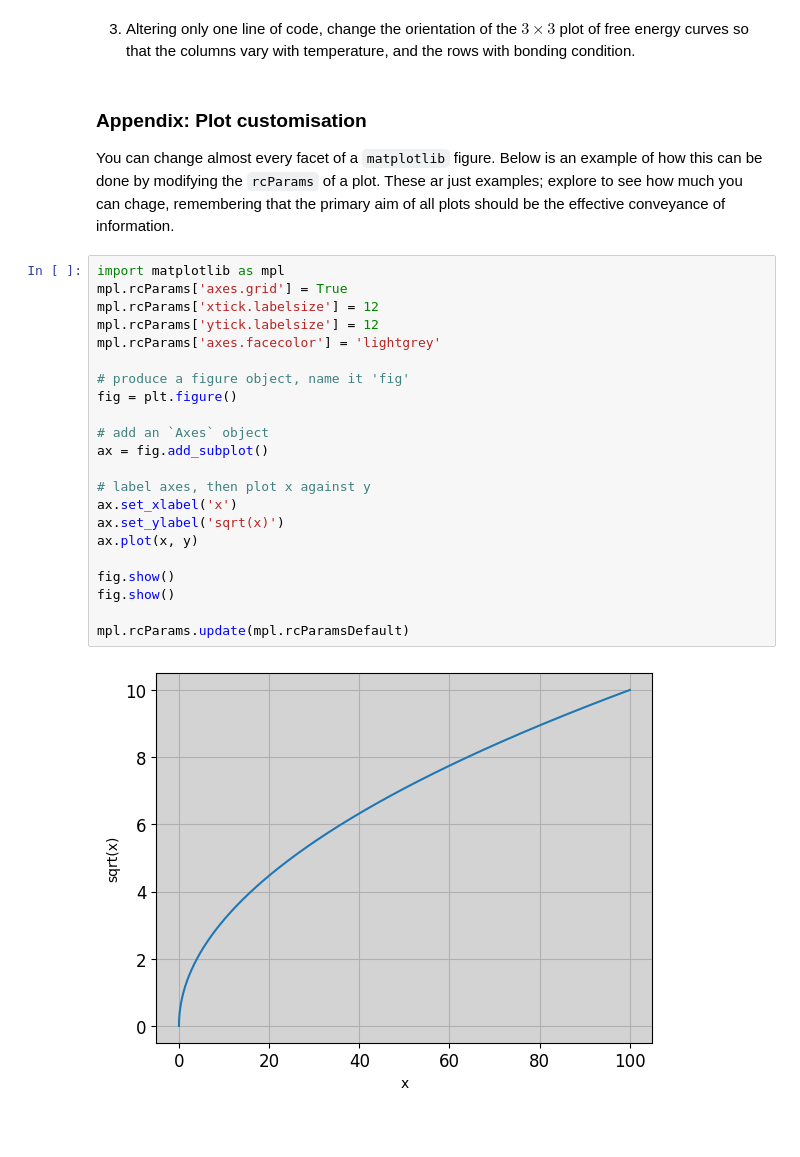
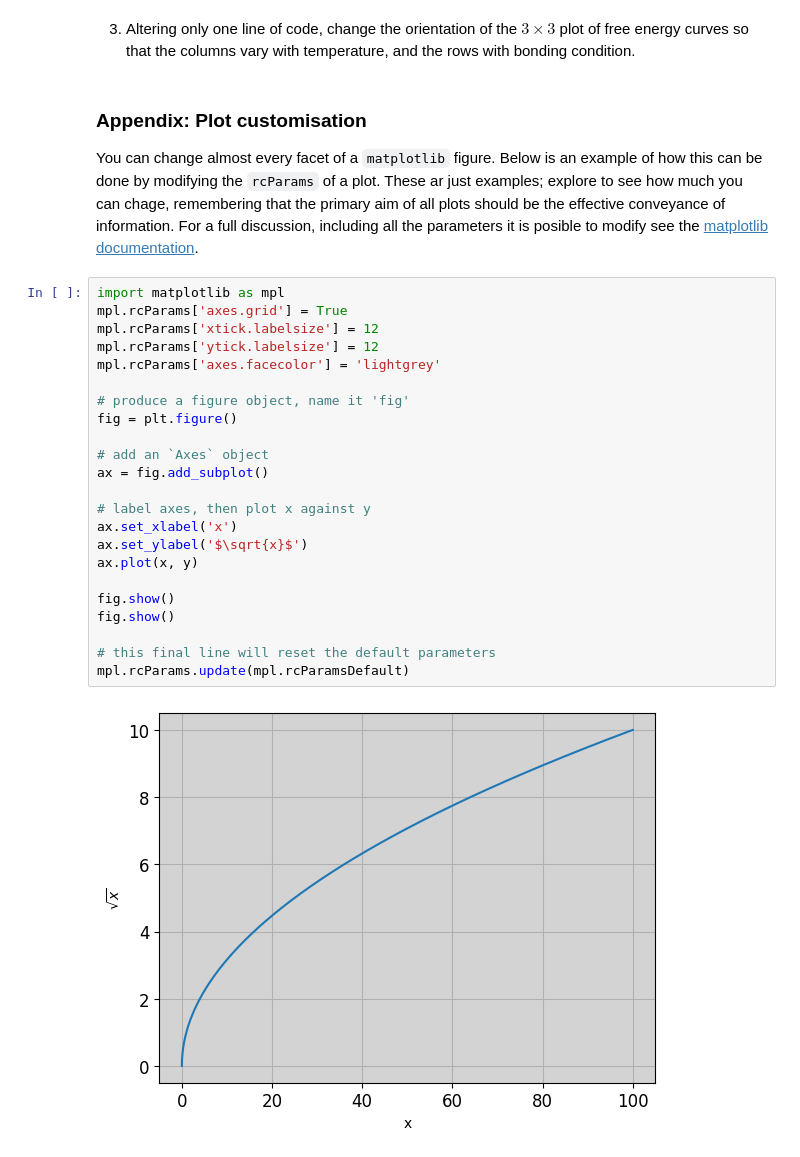
Before and after one commit to pythoninchemistry/intro_python_chemists, a Jupyter notebook: content/advanced/object_oriented_plotting.ipynb, the cells around one changed output. Saved outputs shown, nothing was run; the diff lists cells and outputs as text; blank space fills up the shorter version.

```diff
--- a/content/advanced/object_oriented_plotting.ipynb
+++ b/content/advanced/object_oriented_plotting.ipynb
@@ -432,28 +441,29 @@ Scientifically, perhaps the starkest difference seen with changing temperature,
 # %% [markdown]
 ### Appendix: Plot customisation
 
-You can change almost every facet of a `matplotlib` figure. Below is an example of how this can be done by modifying the `rcParams` of a plot. These ar just examples; explore to see how much you can chage, remembering that the primary aim of all plots should be the effective conveyance of information.
+You can change almost every facet of a `matplotlib` figure. Below is an example of how this can be done by modifying the `rcParams` of a plot. These ar just examples; explore to see how much you can chage, remembering that the primary aim of all plots should be the effective conveyance of information. For a full discussion, including all the parameters it is posible to modify see the [matplotlib documentation](https://matplotlib.org/tutorials/introductory/customizing.html).
 # %%
 import matplotlib as mpl
 mpl.rcParams['axes.grid'] = True
 mpl.rcParams['xtick.labelsize'] = 12
 mpl.rcParams['ytick.labelsize'] = 12
 mpl.rcParams['axes.facecolor'] = 'lightgrey'
 
 # produce a figure object, name it 'fig'
 fig = plt.figure()
 
 # add an `Axes` object
 ax = fig.add_subplot()
 
 # label axes, then plot x against y
 ax.set_xlabel('x')
-ax.set_ylabel('sqrt(x)')
+ax.set_ylabel('$\sqrt{x}$')
 ax.plot(x, y)
 
 fig.show()
 fig.show()
 
+# this final line will reset the default parameters
 mpl.rcParams.update(mpl.rcParamsDefault)
 # %% [output]
-[figure, old version]
+[figure, new version]
```
Also changed, not shown: parts of 14 cells of this notebook.
